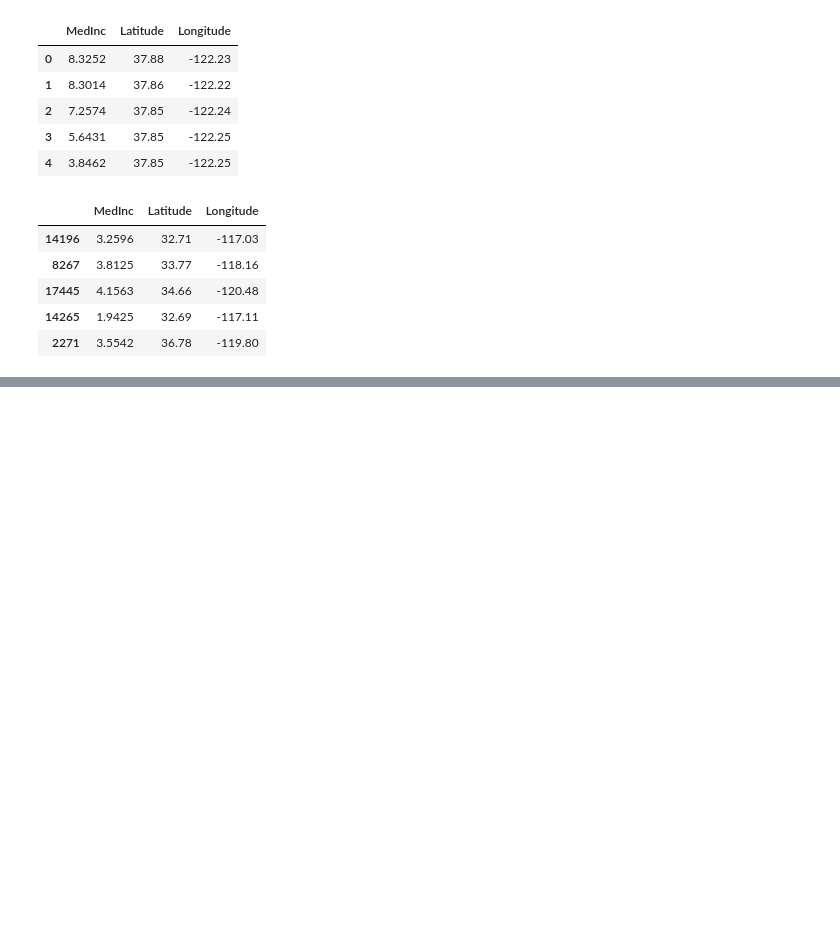
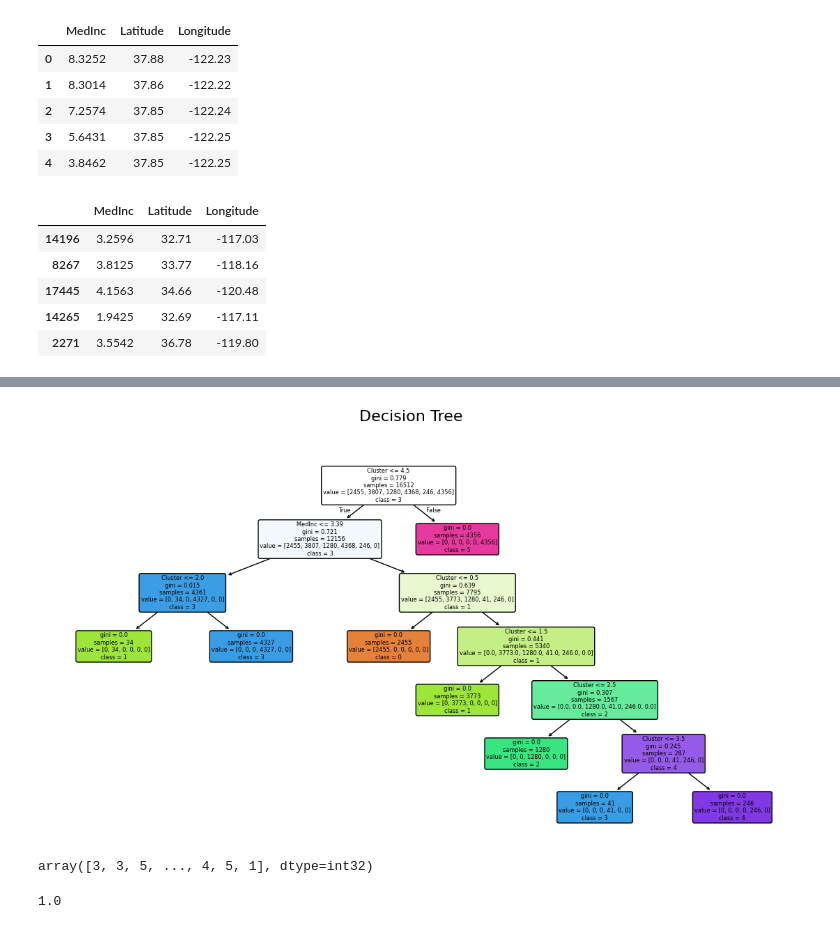
Before and after one commit to NatTajuelo/K-Means, a Jupyter notebook: src/explore.ipynb, the cells around one changed output, grey strips where cells are left out. Drawn from its saved outputs; the diff is of its cells as text; code cells hidden in the pictures; blank space fills up the shorter version.

```diff
--- a/src/explore.ipynb
+++ b/src/explore.ipynb
@@ -44,0 +136,3 @@ X_train.head(5)
+# %%
+model_DT = DecisionTreeClassifier(random_state = 42)
+model_DT.fit(X_train, y_train)
@@ -44,0 +162,23 @@ X_train.head(5)
+# %%
+fig = plt.figure(figsize=(14, 7))
+fig.suptitle("Decision Tree", fontsize=16)
+
+plot_tree(
+    model_DT,
+    feature_names = list(X_train.columns),
+    class_names = ["0", "1", "2", "3", "4", "5"],
+    filled = True,
+    rounded = True)
+
+plt.show()
+# %% [output]
+[figure, added]
+# %%
+y_pred = model_DT.predict(X_test)
+y_pred
+# %% [output]
+array([3, 3, 5, ..., 4, 5, 1], dtype=int32)
+# %%
+accuracy_score(y_test, y_pred)
+# %% [output]
+1.0
```
Also changed, not shown: parts of 17 cells of this notebook, 2 other files.
